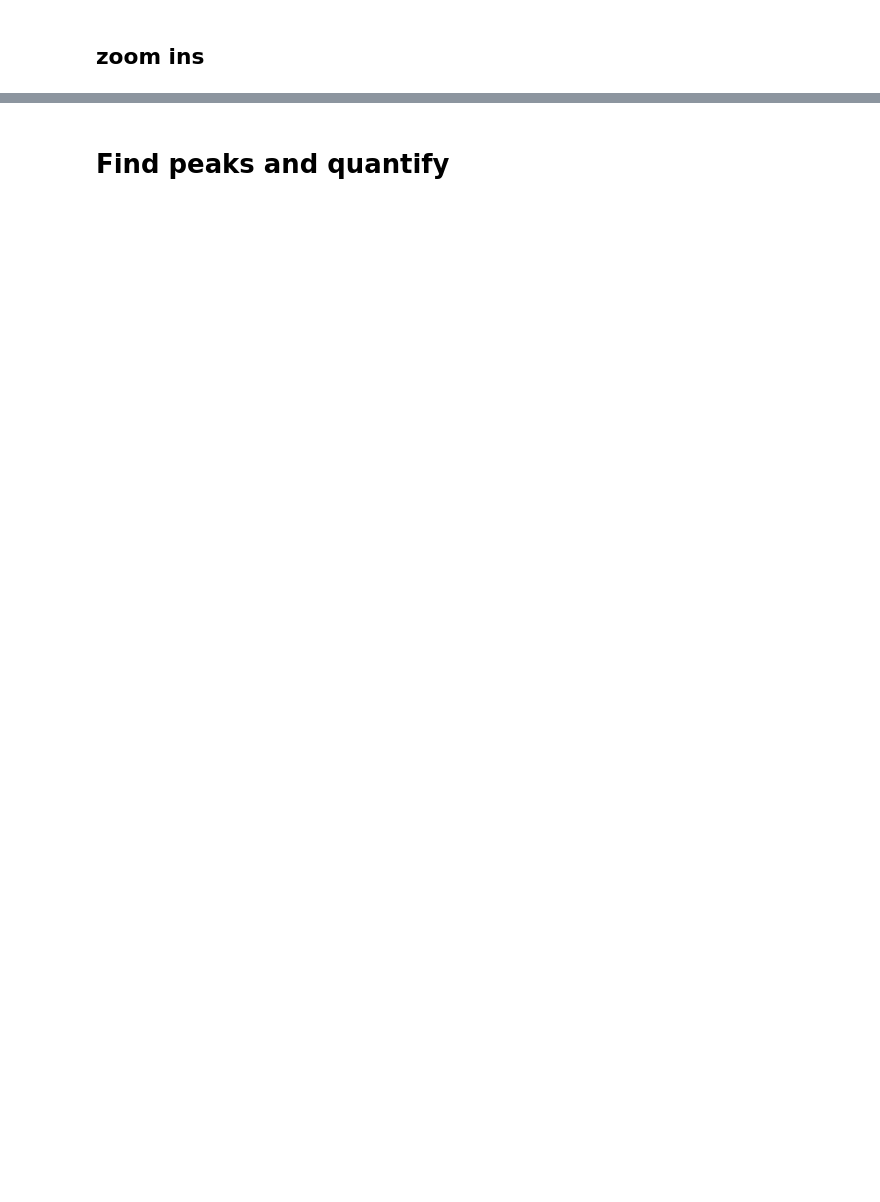
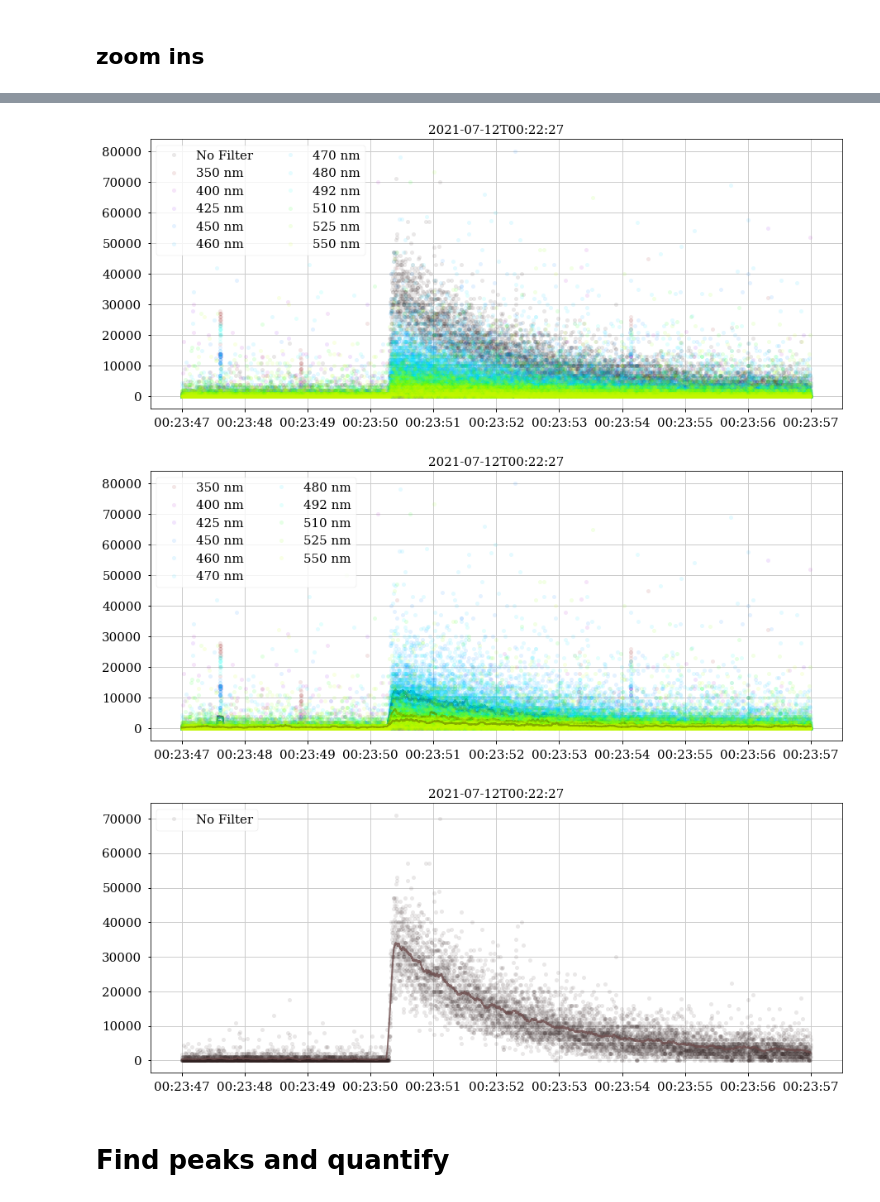
Before and after one commit to pone-software/strawb_package, a Jupyter notebook: examples/analysis_pmtspec.ipynb, the cells around one changed output, grey strips where cells are left out. Cells and saved outputs as stored; diff of their text form; code cells hidden in the pictures; blank space fills up the shorter version.

```diff
--- a/examples/analysis_pmtspec.ipynb
+++ b/examples/analysis_pmtspec.ipynb
@@ -1420,11 +1520,11 @@ times_ns = (
         + pmtspec.trb_rates.time[0]
     )
 ### select +-2min around biolumi events
-timemask = times_ns >= timestamp + np.timedelta64(15, "s")
-timemask &= times_ns <= timestamp + np.timedelta64(35, "s")
+timemask = times_ns >= timestamp + np.timedelta64(80, "s")
+timemask &= times_ns <= timestamp + np.timedelta64(90, "s")
 masked_times_ns = times_ns[timemask]
 
-plt.figure(figsize=(15, 4))
+plt.figure(figsize=(15, 6))
 plt.title(timestamp)
 for ch in pmtspec.pmt_meta_data.channel_meta_array:
     _ = plt.plot(
@@ -1440,7 +1540,7 @@ for ch in pmtspec.pmt_meta_data.channel_meta_array:
 plt.legend(loc=2, ncol=2)
 plt.savefig(f"../no_git/plot_dump/{timestamp}zoom_in_rate_timeseries_allfilter.png", bbox_inches="tight")
 
-plt.figure(figsize=(15, 4))
+plt.figure(figsize=(15, 6))
 plt.title(timestamp)
 for ch in pmtspec.pmt_meta_data.channel_meta_array[
     pmtspec.pmt_meta_data.channel_meta_array["wavelength"] != 0
@@ -1465,34 +1565,38 @@ for ch in pmtspec.pmt_meta_data.channel_meta_array[
         alpha=0.8,
     )
 plt.legend(loc=2, ncol=2)
 plt.savefig(f"../no_git/plot_dump/{timestamp}zoom_in_rate_timeseries_colorfilter.png", bbox_inches="tight")
 
-plt.figure(figsize=(15, 4))
+plt.figure(figsize=(15, 6))
 plt.title(timestamp)
 for ch in pmtspec.pmt_meta_data.channel_meta_array[
     pmtspec.pmt_meta_data.channel_meta_array["wavelength"] == 0
 ]:
     _ = plt.plot(
         masked_times_ns,
         pmtspec.trb_rates.rate.T[timemask][:, ch["index"]],
         color=wavelength_to_rgb(ch, gamma=0.4),
         label=ch["label"],
         marker="o",
         lw=0,
         alpha=0.1,
         ms=5,
     )
     plt.plot(
         masked_times_ns,
         uniform_filter1d(
             pmtspec.trb_rates.rate.T[timemask][:, ch["index"]], size=filter_N
         ),
         color=change_color_ld(wavelength_to_rgb(ch, gamma=0.4), +0.2),
         lw=2,
         alpha=0.8,
     )
 plt.legend(loc=2, ncol=2)
 plt.savefig(f"../no_git/plot_dump/{timestamp}zoom_in_rate_timeseries_nofilter.png", bbox_inches="tight")
+# %% [output]
+[figure, added]
+[figure, added]
+[figure, added]
 # %% [markdown]
 # Find peaks and quantify
 # %%
```
Also changed, not shown: parts of 13 cells of this notebook, 1 other file.
